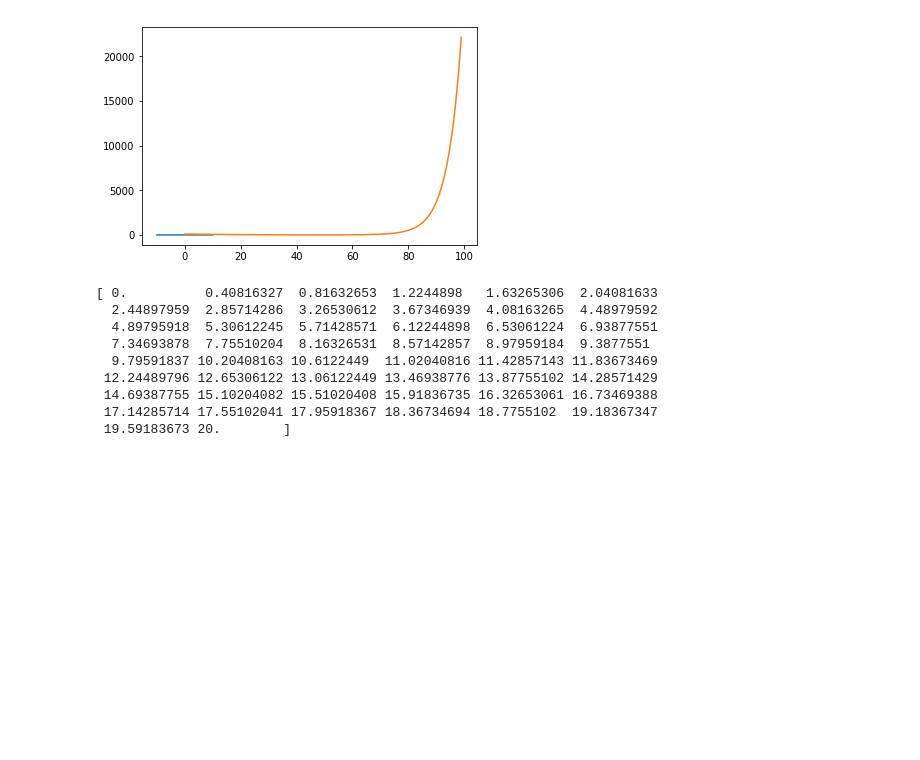
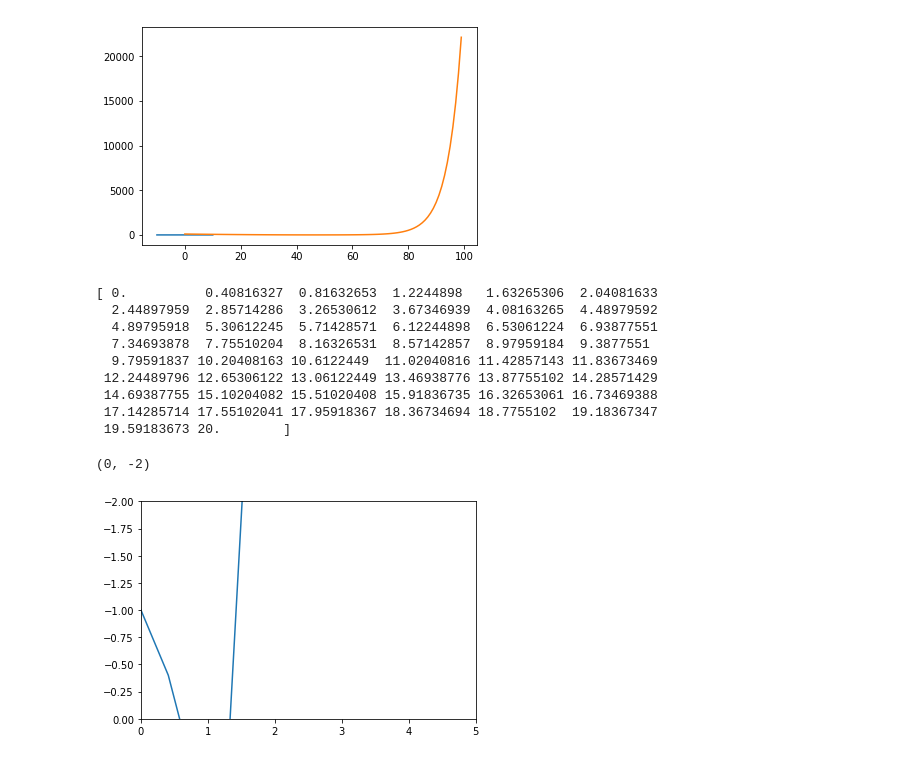
Before and after one commit to IanBarreraSalas/Metodos-Numericos-Verano, a Jupyter notebook: Untitled.ipynb, the cells around one changed output. Drawn from its saved outputs; the diff is of its cells as text; code cells hidden in the pictures; blank space fills up the shorter version.

```diff
--- a/Untitled.ipynb
+++ b/Untitled.ipynb
@@ -73,3 +73,11 @@ print(data[0])
  14.69387755 15.10204082 15.51020408 15.91836735 16.32653061 16.73469388
  17.14285714 17.55102041 17.95918367 18.36734694 18.7755102  19.18367347
  19.59183673 20.        ]
+# %%
+plot(data[0],data[1])
+xlim(0,5)
+ylim(0,-2)
+#yscale('log')
+# %% [output]
+(0, -2)
+[figure, added]
```
Also changed, not shown: parts of 1 cell of this notebook.
